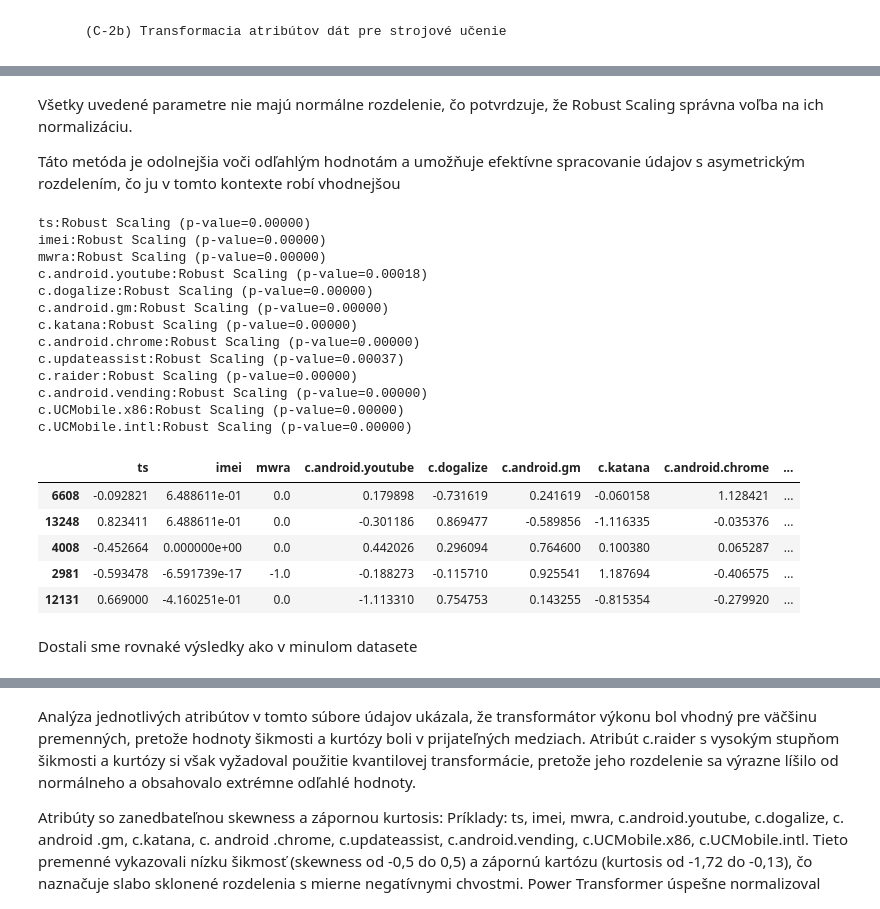
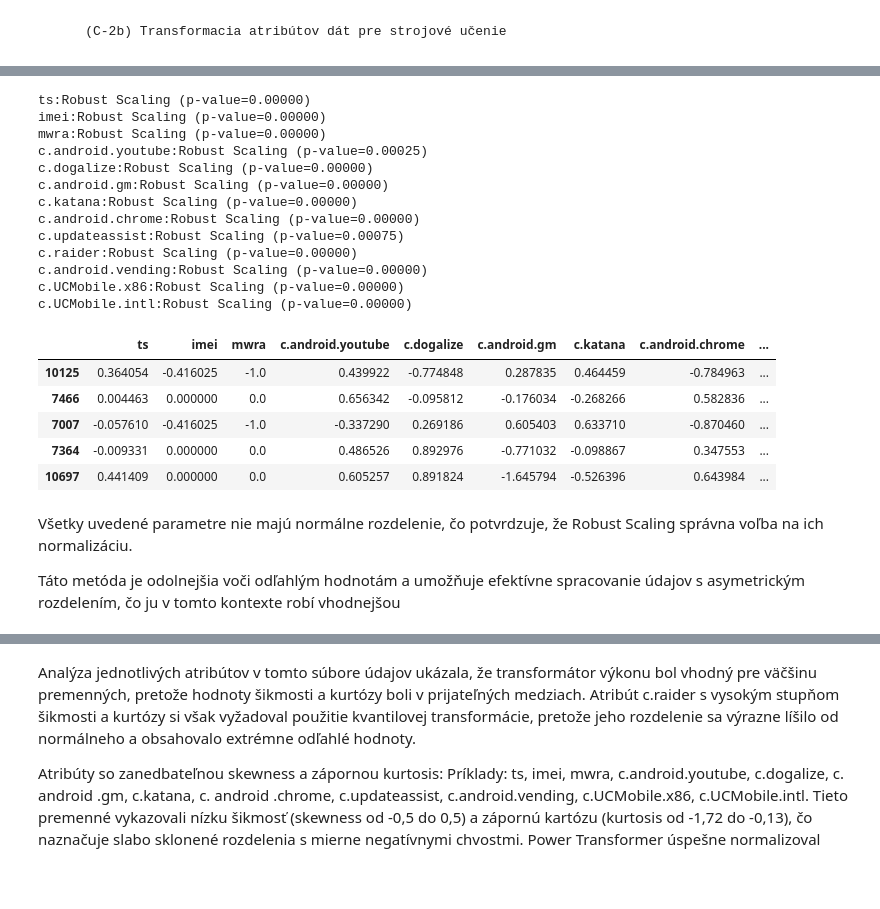
Before and after one commit to Faustynn/IAU_Project, a Jupyter notebook: jupiter/druha_faza.ipynb, the cells around one changed output, grey strips where cells are left out. Cells and saved outputs as stored; diff of their text form; code cells hidden in the pictures; blank space fills up the shorter version.

```diff
--- a/jupiter/druha_faza.ipynb
+++ b/jupiter/druha_faza.ipynb
@@ -9,11 +9,8 @@ import pandas as pd
 from sklearn.model_selection import train_test_split
 seed = 1
 
-df_connections = pd.read_csv('../datasets/024-ver1/connections.csv', sep='\t')
-df_processes = pd.read_csv('../datasets/024-ver1/processes.csv', sep='\t')
-
+df_connections = pd.read_csv('../024/connections.csv', sep='\t')
 df_conn_train, df_conn_test = train_test_split(df_connections,test_size=0.2,random_state=seed)
-df_proc_train, df_proc_test = train_test_split(df_processes,test_size=0.2,random_state=seed)
 # %%
 df_conn_train.columns = df_conn_train.columns.str.strip()
 df_conn_train.describe()
@@ -119,0 +110,20 @@ memory usage: 1.2 MB
+# %%
+def cleaner (df):
+    processed_df = A2b(df)
+
+    # Clean all NaN values
+    clean_data = clean_data_Nan(processed_df, 1)
+
+    # Drop duplicates
+    clean_data = clean_data.drop_duplicates()
+
+    # Drop outliers
+    clean_data = remove_outliers_zscore(clean_data)
+
+    return clean_data
+# %%
+clean_data_train = cleaner(df_conn_train)
+
+# Save cleaned data
+save_df(clean_data_train, '../datasets/024-ver1/connections.csv')
+df_conn_train_prepared = clean_data_train
@@ -175,32 +193,30 @@ p.browser.provider:Robust Scaling (p-value=0.00000)
-# %% [markdown]
-Všetky uvedené parametre nie majú normálne rozdelenie, čo potvrdzuje, že Robust Scaling správna voľba na ich normalizáciu.
-
-Táto metóda je odolnejšia voči odľahlým hodnotám a umožňuje efektívne spracovanie údajov s asymetrickým rozdelením, čo ju v tomto kontexte robí vhodnejšou
 # %%
-df_conn_train_scaled = scale_features(df_conn_train)
+df_conn_train_scaled = scale_features(df_conn_train_prepared)
 df_conn_train_scaled.head()
 # %% [output]
 ts:Robust Scaling (p-value=0.00000)
 imei:Robust Scaling (p-value=0.00000)
 mwra:Robust Scaling (p-value=0.00000)
-c.android.youtube:Robust Scaling (p-value=0.00018)
+c.android.youtube:Robust Scaling (p-value=0.00025)
 c.dogalize:Robust Scaling (p-value=0.00000)
 c.android.gm:Robust Scaling (p-value=0.00000)
 c.katana:Robust Scaling (p-value=0.00000)
 c.android.chrome:Robust Scaling (p-value=0.00000)
-c.updateassist:Robust Scaling (p-value=0.00037)
+c.updateassist:Robust Scaling (p-value=0.00075)
 c.raider:Robust Scaling (p-value=0.00000)
 c.android.vending:Robust Scaling (p-value=0.00000)
 c.UCMobile.x86:Robust Scaling (p-value=0.00000)
 c.UCMobile.intl:Robust Scaling (p-value=0.00000)
 |  | ts | imei | mwra | c.android.youtube | c.dogalize | c.android.gm | c.katana | c.android.chrome | ... |
-| 6608 | -0.092821 | 6.488611e-01 | 0.0 | 0.179898 | -0.731619 | 0.241619 | -0.060158 | 1.128421 | ... |
-| 13248 | 0.823411 | 6.488611e-01 | 0.0 | -0.301186 | 0.869477 | -0.589856 | -1.116335 | -0.035376 | ... |
-| 4008 | -0.452664 | 0.000000e+00 | 0.0 | 0.442026 | 0.296094 | 0.764600 | 0.100380 | 0.065287 | ... |
-| 2981 | -0.593478 | -6.591739e-17 | -1.0 | -0.188273 | -0.115710 | 0.925541 | 1.187694 | -0.406575 | ... |
-| 12131 | 0.669000 | -4.160251e-01 | 0.0 | -1.113310 | 0.754753 | 0.143255 | -0.815354 | -0.279920 | ... |
+| 10125 | 0.364054 | -0.416025 | -1.0 | 0.439922 | -0.774848 | 0.287835 | 0.464459 | -0.784963 | ... |
+| 7466 | 0.004463 | 0.000000 | 0.0 | 0.656342 | -0.095812 | -0.176034 | -0.268266 | 0.582836 | ... |
+| 7007 | -0.057610 | -0.416025 | -1.0 | -0.337290 | 0.269186 | 0.605403 | 0.633710 | -0.870460 | ... |
+| 7364 | -0.009331 | 0.000000 | 0.0 | 0.486526 | 0.892976 | -0.771032 | -0.098867 | 0.347553 | ... |
+| 10697 | 0.441409 | 0.000000 | 0.0 | 0.605257 | 0.891824 | -1.645794 | -0.526396 | 0.643984 | ... |
 # %% [markdown]
-Dostali sme rovnaké výsledky ako v minulom datasete
+Všetky uvedené parametre nie majú normálne rozdelenie, čo potvrdzuje, že Robust Scaling správna voľba na ich normalizáciu.
+
+Táto metóda je odolnejšia voči odľahlým hodnotám a umožňuje efektívne spracovanie údajov s asymetrickým rozdelením, čo ju v tomto kontexte robí vhodnejšou
 # %%
 from sklearn.preprocessing import QuantileTransformer, PowerTransformer
 
```
Also changed, not shown: parts of 25 cells of this notebook, 4 other files.
